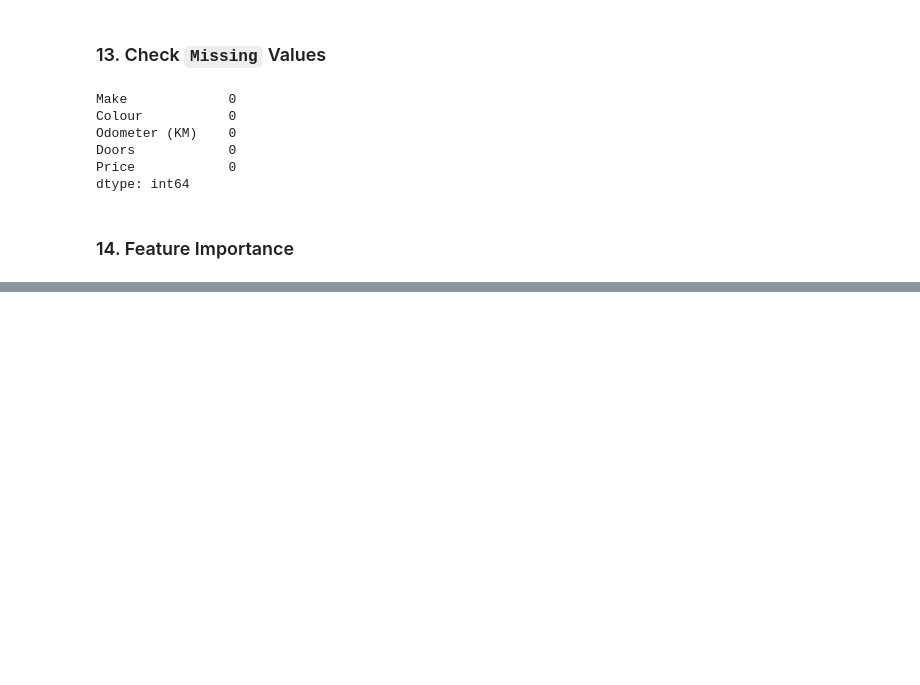
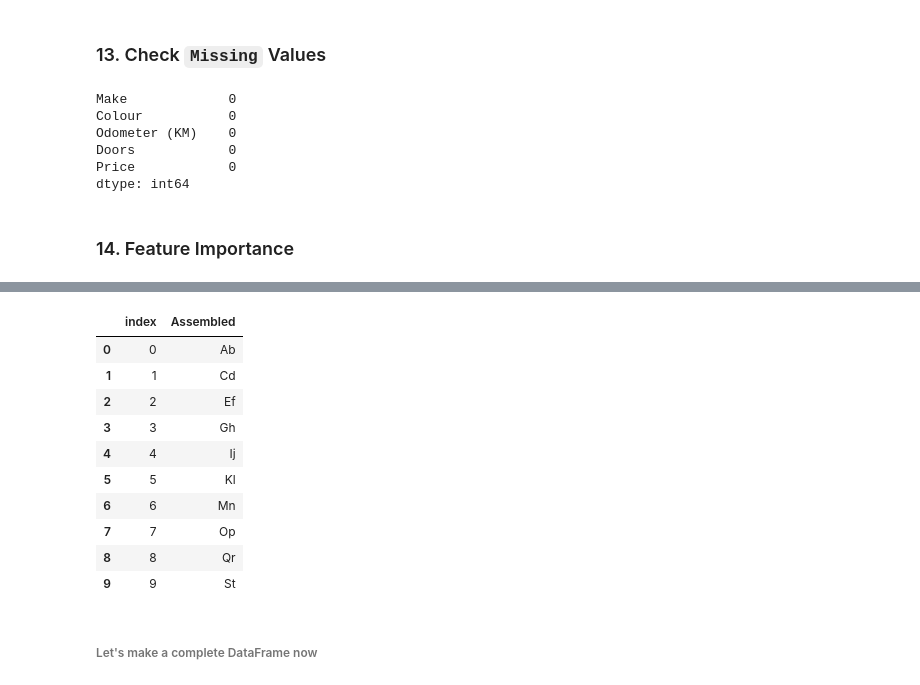
Before and after one commit to binarymatter/ML-HandBook, a Jupyter notebook: pandas/Pandas.ipynb, the cells around one changed output, grey strips where cells are left out. Cells and saved outputs as stored; diff of their text form; code cells hidden in the pictures; blank space fills up the shorter version.

```diff
--- a/pandas/Pandas.ipynb
+++ b/pandas/Pandas.ipynb
@@ -234,0 +249,4 @@ trained_model.feature_importances_
+# %%
+data = ["Ab","Cd","Ef","Gh","Ij","Kl","Mn","Op","Qr","St"]
+# %%
+df_t = pd.DataFrame()
@@ -234,0 +283,16 @@ trained_model.feature_importances_
+# %%
+df_t.reset_index()
+# %% [output]
+|  | index | Assembled |
+| 0 | 0 | Ab |
+| 1 | 1 | Cd |
+| 2 | 2 | Ef |
+| 3 | 3 | Gh |
+| 4 | 4 | Ij |
+| 5 | 5 | Kl |
+| 6 | 6 | Mn |
+| 7 | 7 | Op |
+| 8 | 8 | Qr |
+| 9 | 9 | St |
+# %% [markdown]
+###### Let's  make a complete DataFrame now
```
Also changed, not shown: parts of 40 cells of this notebook.
